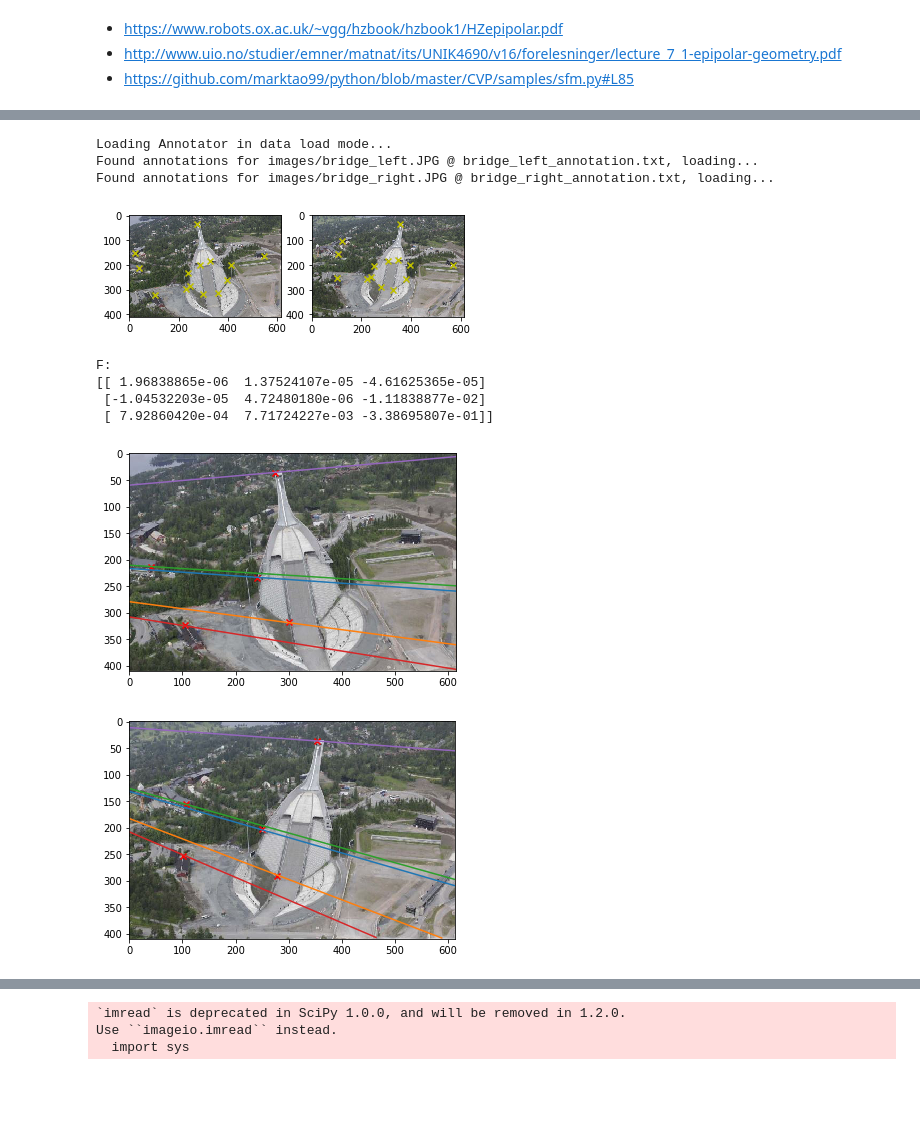
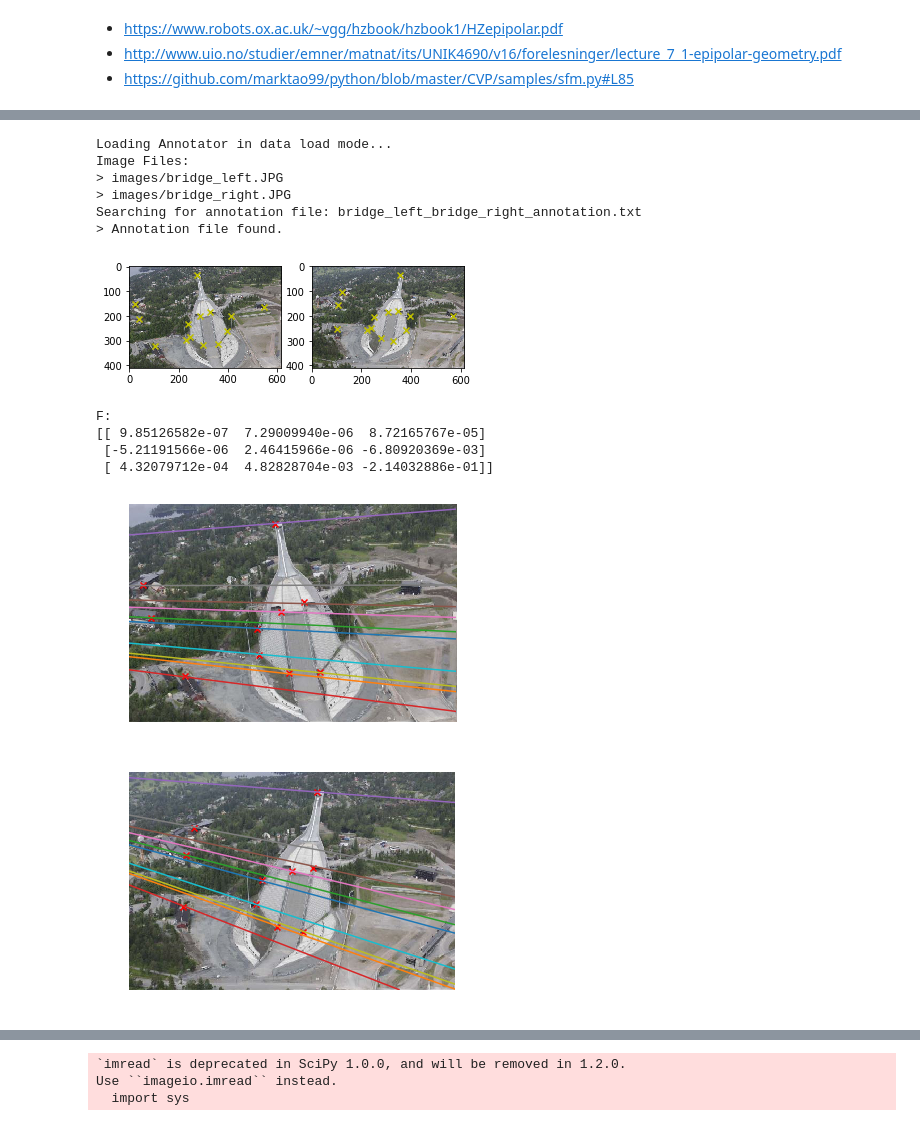
Before and after one commit to guigzzz/MLCV2, a Jupyter notebook: fundemental_mat.ipynb, the cells around one changed output, grey strips where cells are left out. Cells and saved outputs as stored; diff of their text form; code cells hidden in the pictures; blank space fills up the shorter version.

```diff
--- a/fundemental_mat.ipynb
+++ b/fundemental_mat.ipynb
@@ -141,49 +174,56 @@ right = np.concatenate((points[1], np.ones((points[1].shape[0], 1))), axis=1)
 F = get_fundemental_matrix_normalised(left, right)
 print('F:\n{}\n'.format(F))
 
+num_points = 10
+
 plt.imshow(images[0])
 x_bound = plt.gca().get_xbound()
 y_min, y_max = plt.gca().get_ybound()
 
-for p, p_p in zip(left[:5], right[:5]):
+for p, p_p in zip(left[:num_points], right[:num_points]):
     line = np.dot(F.T, p_p)
     space = np.linspace(*x_bound, 100)
 
     eq = (line[2] + line[0] * space) / - line[1]
     selector = np.logical_and(y_min < eq, eq < y_max)
     space = space[selector]
     eq = eq[selector]
 
     plt.plot(space, eq)
     plt.scatter(p[0], p[1], marker='x', c='r')
+    plt.axis('off')
 
 plt.show()
 
 plt.imshow(images[1])
 x_bound = plt.gca().get_xbound()
 y_min, y_max = plt.gca().get_ybound()
-for p, p_p in zip(left[:5], right[:5]):
+for p, p_p in zip(left[:num_points], right[:num_points]):
     line = np.dot(F, p)
     space = np.linspace(*x_bound, 100)
 
     eq = (line[2] + line[0] * space) / - line[1]
     selector = np.logical_and(y_min < eq, eq < y_max)
     space = space[selector]
     eq = eq[selector]
 
     plt.plot(space, eq)
     plt.scatter(p_p[0], p_p[1], marker='x', c='r')
+    plt.axis('off')
 # %% [output]
 Loading Annotator in data load mode...
-Found annotations for images/bridge_left.JPG @ bridge_left_annotation.txt, loading...
-Found annotations for images/bridge_right.JPG @ bridge_right_annotation.txt, loading...
+Image Files:
+> images/bridge_left.JPG
+> images/bridge_right.JPG
+Searching for annotation file: bridge_left_bridge_right_annotation.txt
+> Annotation file found.
 [figure]
 F:
-[[ 1.96838865e-06  1.37524107e-05 -4.61625365e-05]
- [-1.04532203e-05  4.72480180e-06 -1.11838877e-02]
- [ 7.92860420e-04  7.71724227e-03 -3.38695807e-01]]
+[[ 9.85126582e-07  7.29009940e-06  8.72165767e-05]
+ [-5.21191566e-06  2.46415966e-06 -6.80920369e-03]
+ [ 4.32079712e-04  4.82828704e-03 -2.14032886e-01]]
-[figure, old version]
+[figure, new version]
-[figure, old version]
+[figure, new version]
 # %%
 def fundemental_accuracy(pairs, pairs_prime, F):
 
```
Also changed, not shown: parts of 4 cells of this notebook, 2 other files.
